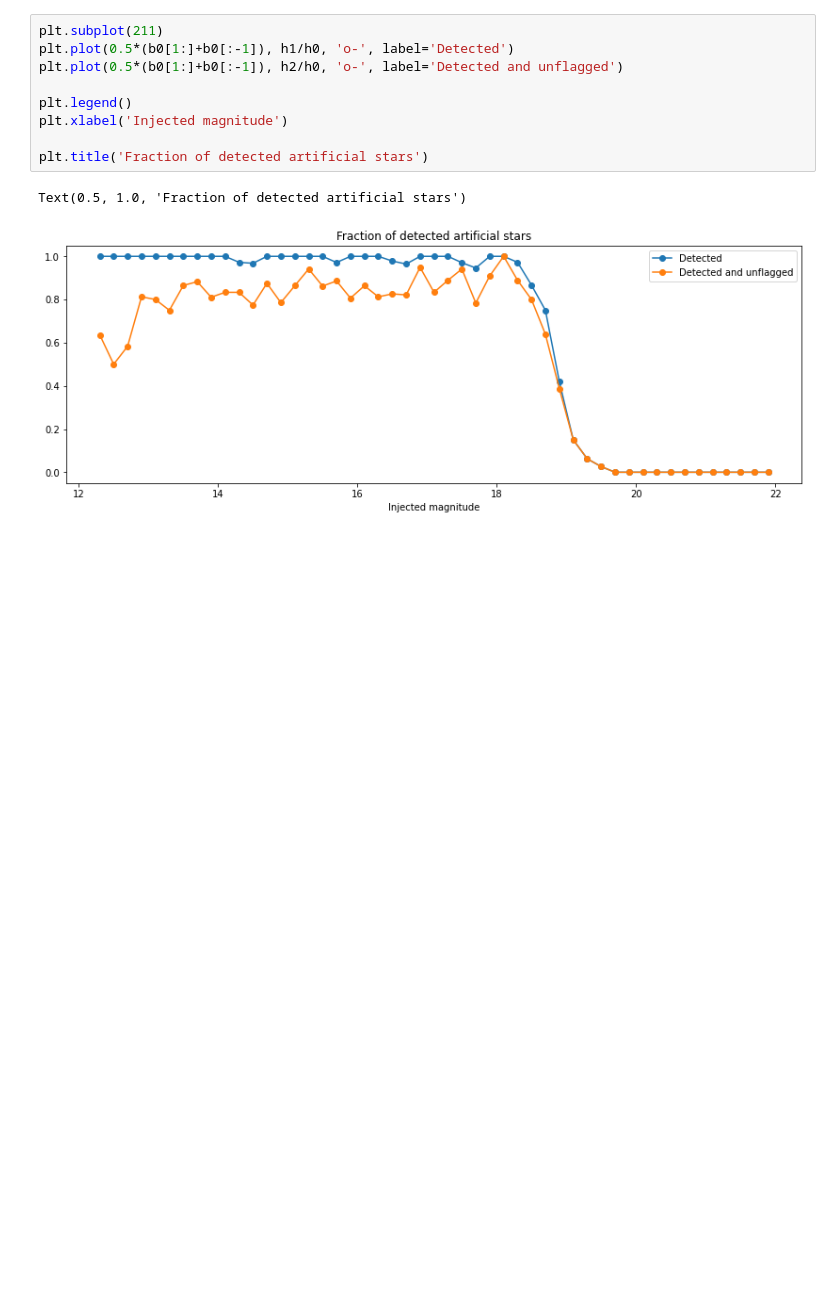
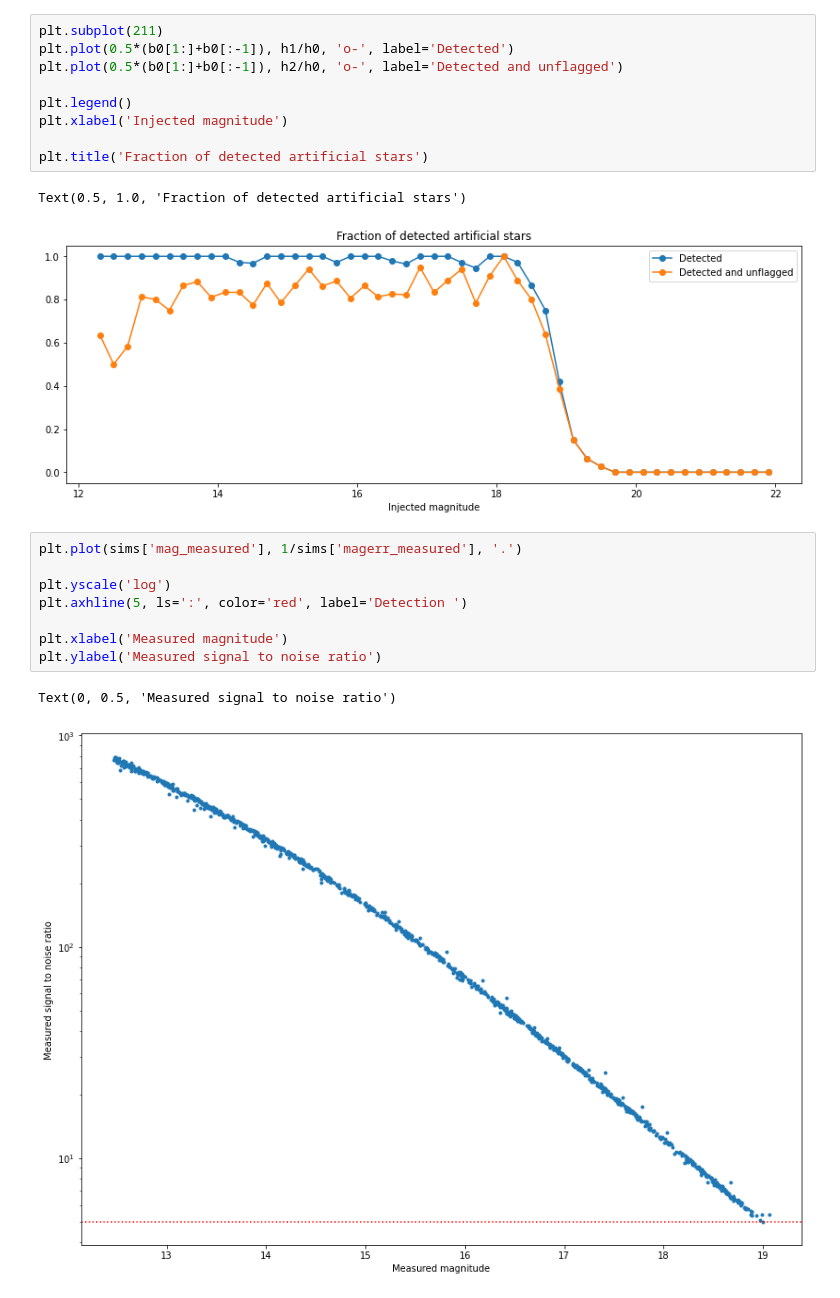
Before and after one commit to karpov-sv/stdpipe, a Jupyter notebook: notebooks/simulated_stars.ipynb, the cells around one changed output. Drawn from its saved outputs; the diff is of its cells as text; blank space fills up the shorter version.

Commit message:
S/N plot added

```diff
--- a/notebooks/simulated_stars.ipynb
+++ b/notebooks/simulated_stars.ipynb
@@ -223,3 +223,14 @@ plt.title('Fraction of detected artificial stars')
 # %% [output]
 Text(0.5, 1.0, 'Fraction of detected artificial stars')
 [figure]
+# %%
+plt.plot(sims['mag_measured'], 1/sims['magerr_measured'], '.')
+
+plt.yscale('log')
+plt.axhline(5, ls=':', color='red', label='Detection ')
+
+plt.xlabel('Measured magnitude')
+plt.ylabel('Measured signal to noise ratio')
+# %% [output]
+Text(0, 0.5, 'Measured signal to noise ratio')
+[figure, added]
```
